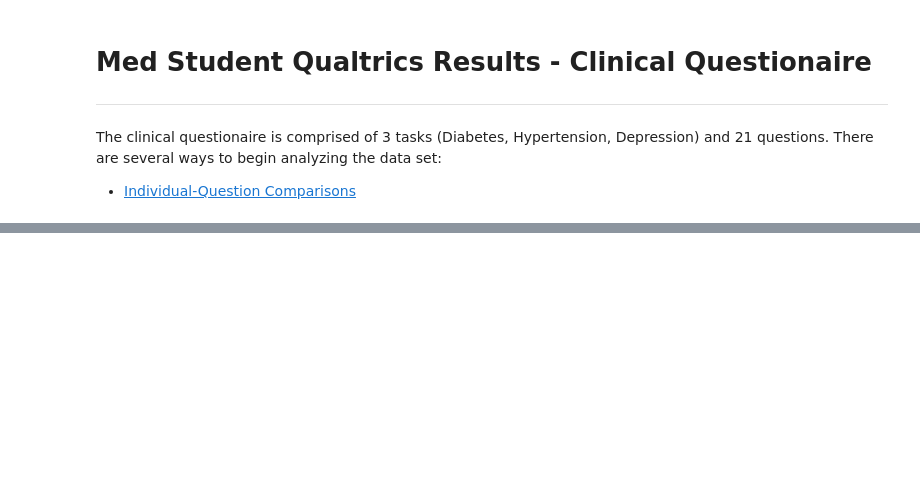
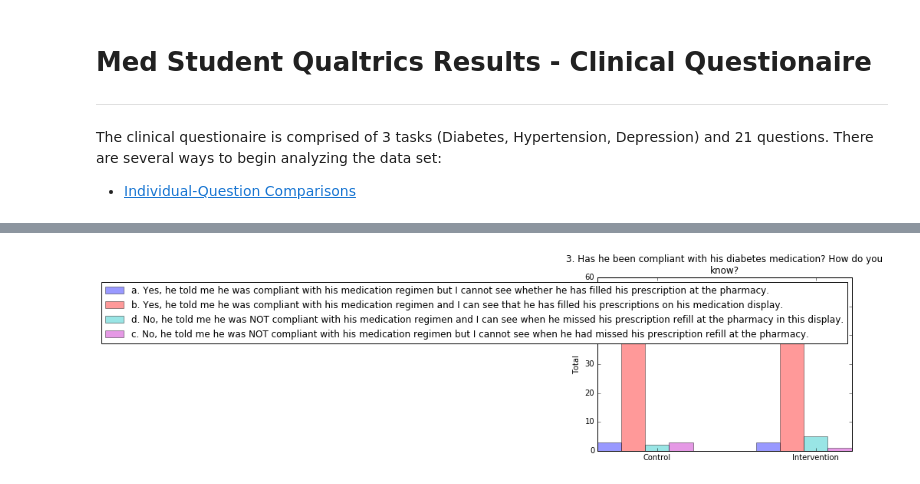
Before and after one commit to Duke-Translational-Bioinformatics/kairx-analysis, a Jupyter notebook: notebooks/med_student_qualtrics_cq.ipynb, the cells around one changed output, grey strips where cells are left out. Cells and saved outputs as stored; diff of their text form; code cells hidden in the pictures; blank space fills up the shorter version.

```diff
--- a/notebooks/med_student_qualtrics_cq.ipynb
+++ b/notebooks/med_student_qualtrics_cq.ipynb
@@ -36,0 +104,6 @@ The survey was comprised of the following questions, which, on an individual lev
+# %%
+questionsName = '3. Has he been compliant with his diabetes medication? How do you know? '
+dd_number = 5
+createBarPlot(questionsName,dd_number,question_choi,cq_control,cq_interve)
+# %% [output]
+[figure, added]
```
Also changed, not shown: parts of 45 cells of this notebook, 5 other files.
